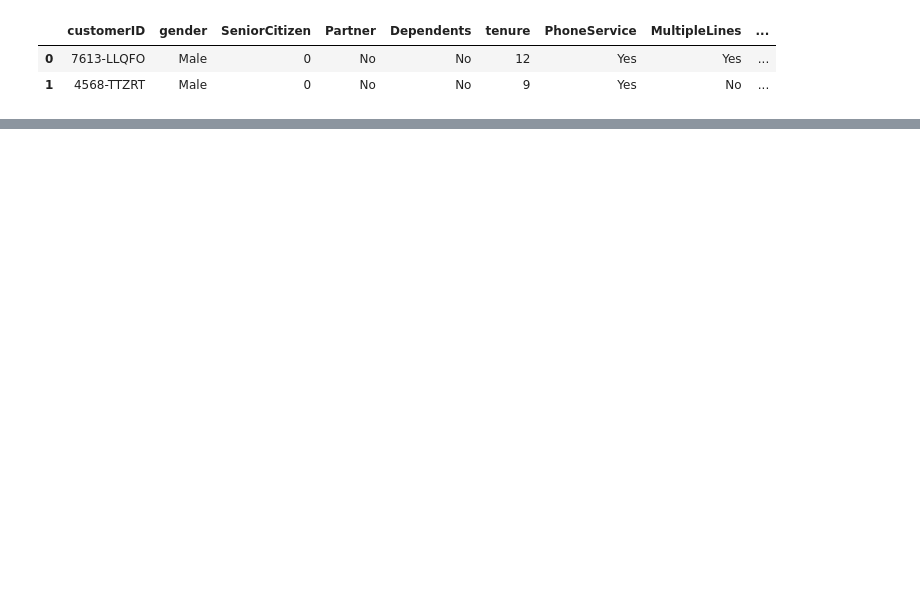
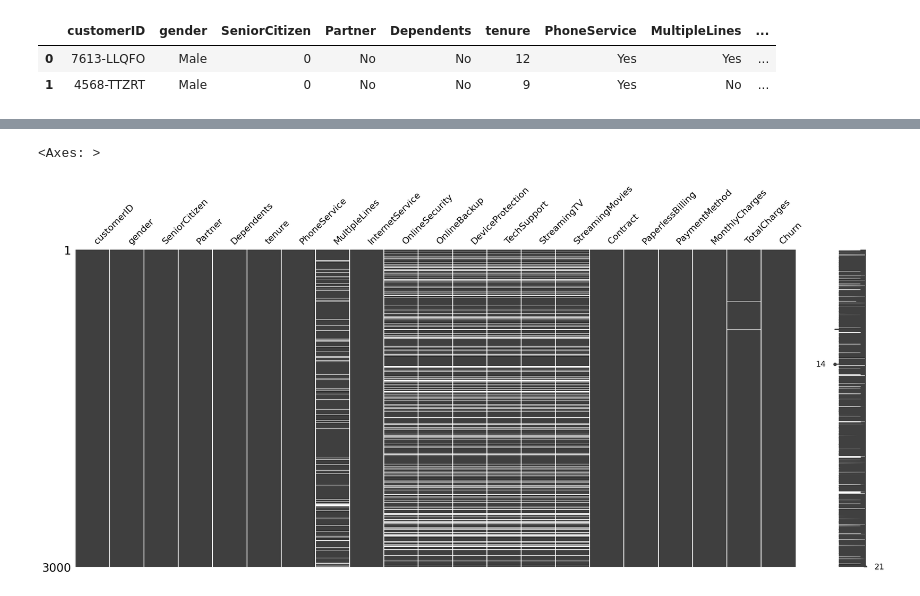
Before and after one commit to FloJoLaryea/Customer_Churn_Analysis, a Jupyter notebook: cstomer_churn_analysis.ipynb, the cells around one changed output, grey strips where cells are left out. Cells and saved outputs as stored; diff of their text form; code cells hidden in the pictures; blank space fills up the shorter version.

```diff
--- a/cstomer_churn_analysis.ipynb
+++ b/cstomer_churn_analysis.ipynb
@@ -89,0 +306,5 @@ df_3.head(2)
+# %%
+missingno.matrix(df_1)
+# %% [output]
+<Axes: >
+[figure, added]
```
Also changed, not shown: parts of 27 cells of this notebook, 1 other file.
